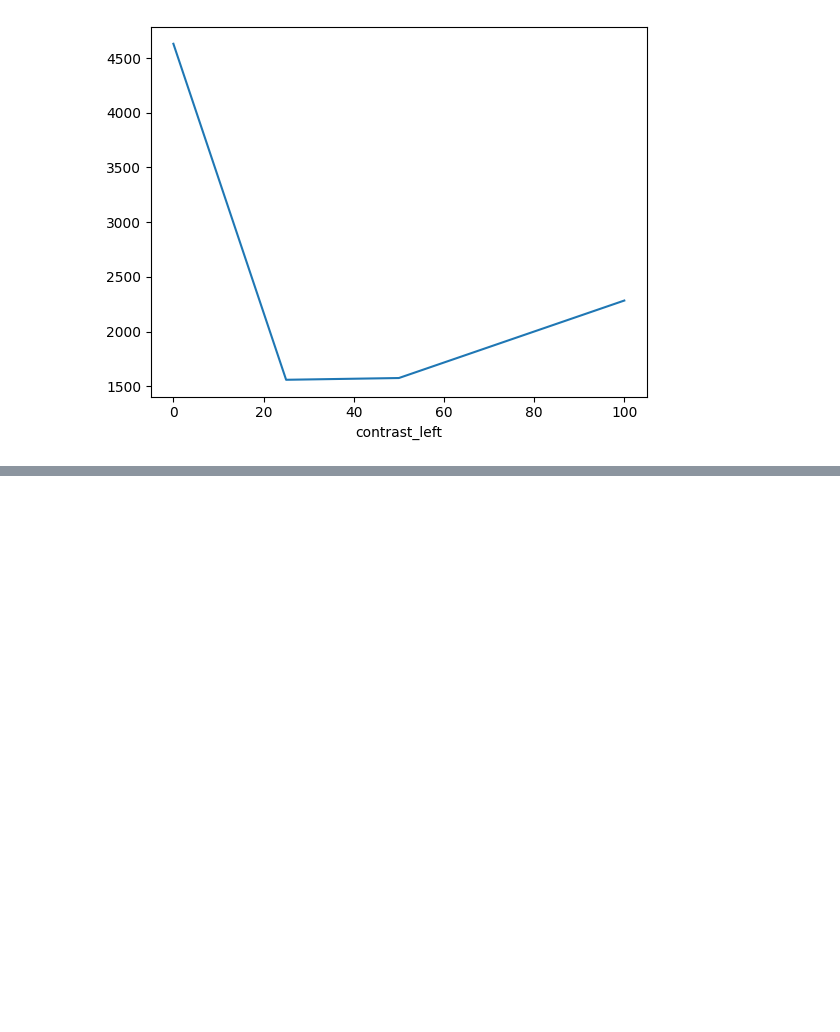
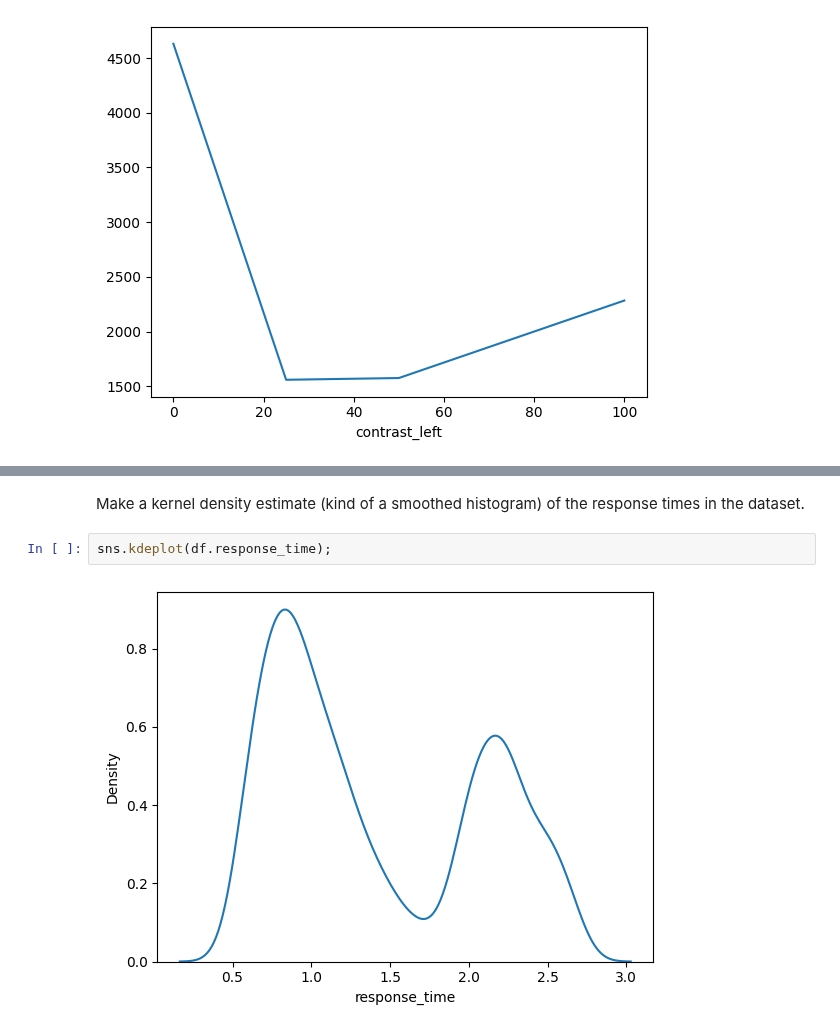
Before and after one commit to ibehave-ibots/iBOTS-Tools, a Jupyter notebook: workshops/python-workshop-1/exercises/nick/day1_1.ipynb, the cells around one changed output, grey strips where cells are left out. Drawn from its saved outputs; the diff is of its cells as text; blank space fills up the shorter version.

```diff
--- a/workshops/python-workshop-1/exercises/nick/day1_1.ipynb
+++ b/workshops/python-workshop-1/exercises/nick/day1_1.ipynb
@@ -570,0 +572,6 @@ How many trials were their of each combination of contrast_left and contrast_rig
+# %% [markdown]
+Make a kernel density estimate (kind of a smoothed histogram) of the response times in the dataset.
+# %%
+sns.kdeplot(df.response_time);
+# %% [output]
+[figure, added]
```
Also changed, not shown: parts of 114 cells of this notebook.
